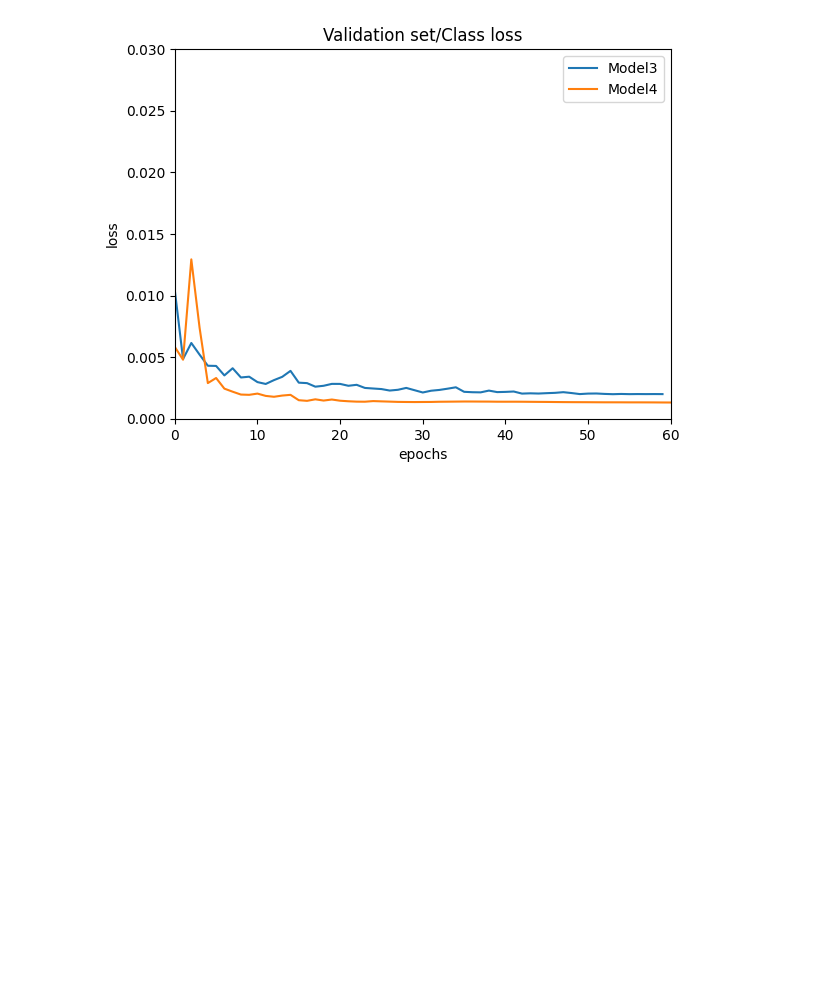
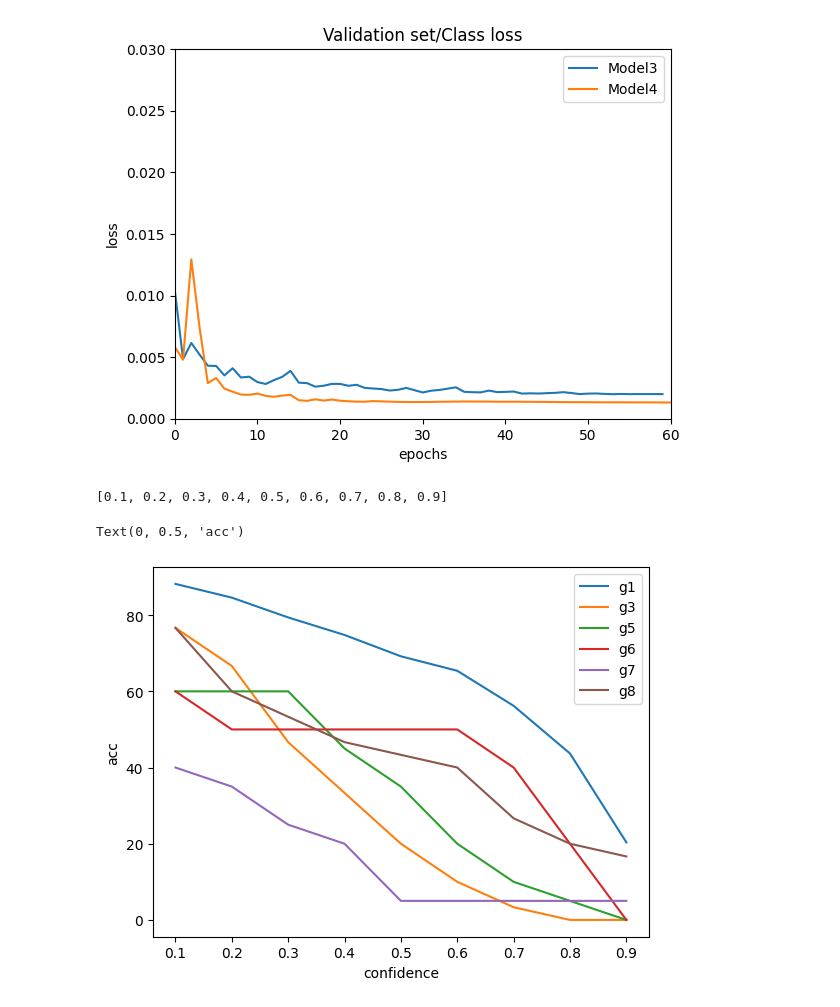
Before and after one commit to Playdata-G-DA35/DA35-final-team2-Item_Classification_RPA, a Jupyter notebook: Obj_detection_model/make_graph.ipynb, the cells around one changed output. Cells and saved outputs as stored; diff of their text form; code cells hidden in the pictures; blank space fills up the shorter version.

```diff
--- a/Obj_detection_model/make_graph.ipynb
+++ b/Obj_detection_model/make_graph.ipynb
@@ -138,3 +138,35 @@ plt.title('Validation set/Class loss')
 plt.savefig('exp_result/Val_cls_loss2.jpg', bbox_inches = 'tight')
 # %% [output]
 [figure]
+# %%
+csv_r = pd.read_csv('test_result/results_40000_acc.csv')
+# %%
+x_range = []
+for i in range(1, 10):
+    x_range.append(i/10)
+print(x_range)
+
+g1 = csv_r['prd_acc']
+g3 = csv_r['mini_skirt_prd']
+g5 = csv_r['jump_suite_prd']
+g6 = csv_r['midi_onepiece_prd']
+g7 = csv_r['mini_onepiece_prd']
+g8 = csv_r['sleeveless_prd']
+
+plt.plot(x_range, g1, label = 'g1')
+plt.plot(x_range, g3, label = 'g3')
+plt.plot(x_range, g5, label = 'g5')
+plt.plot(x_range, g6, label = 'g6')
+plt.plot(x_range, g7, label = 'g7')
+plt.plot(x_range, g8, label = 'g8')
+plt.legend()
+plt.xlabel('confidence')
+#plt.xlim([0, 10])
+#plt.ylim([0.0, 0.03])
+plt.ylabel('acc')
+#plt.title('Validation set/Class loss')
+#plt.savefig('exp_result/Val_cls_loss2.jpg', bbox_inches = 'tight')
+# %% [output]
+[0.1, 0.2, 0.3, 0.4, 0.5, 0.6, 0.7, 0.8, 0.9]
+Text(0, 0.5, 'acc')
+[figure, added]
```
Also changed, not shown: parts of 1 cell of this notebook, 6 other files.
